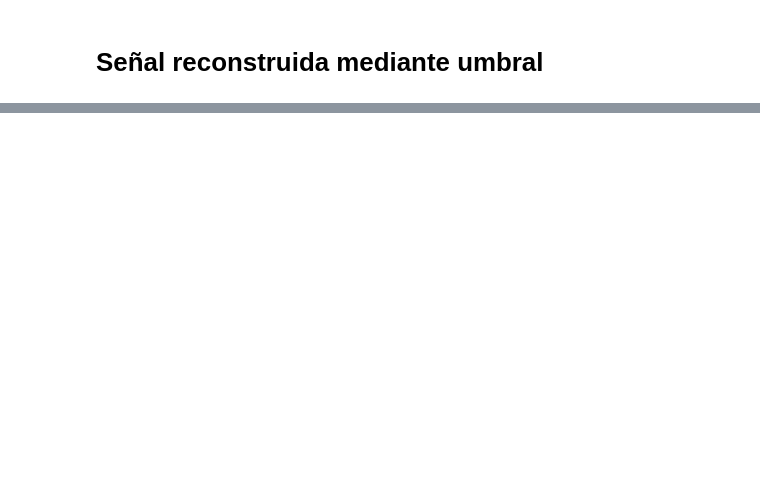
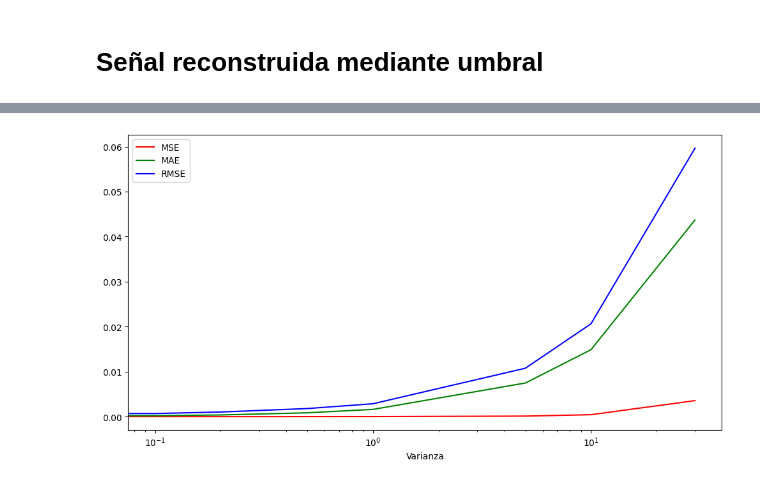
Before and after one commit to dramirezbe/Signal-theory, a Jupyter notebook: Random-signal-analysis/PSD_Estimation_arreglado.ipynb, the cells around one changed output, grey strips where cells are left out. Cells and saved outputs as stored; diff of their text form; code cells hidden in the pictures; blank space fills up the shorter version.

```diff
--- a/Random-signal-analysis/PSD_Estimation_arreglado.ipynb
+++ b/Random-signal-analysis/PSD_Estimation_arreglado.ipynb
@@ -313,29 +287,24 @@ Error de reconstrucción por NN:  4.731610902452699e-06
 # %%
-"""sigma = [0, 0.1, 0.2, 0.3, 0.4, 0.5, 0.6, 0.7,  0.8, 0.9, 1, 5, 10, 30]
+sigma = [0, 0.1, 0.2, 0.5, 1, 5, 10, 30]
 
-N = 1024 #Longitud señal
-M = 1000 # No de señales
-fo = 1 # 1Hz frecuencia
+# Parámetros
+N = 1024  # Longitud señal
+M = 1000  # Número de señales
+fo = 10  # 1Hz frecuencia
 wo = 2*np.pi*fo
-nperseg = 501 #Longitud ventana
-
-t = np.linspace(0, 3, N) # vector de tiempo de 0 a 3 segundos
-fs = 1/(t[1]-t[0]) #Muestreo
-
+t = np.linspace(0, 1, N)  # Vector de tiempo de 0 a 3 segundos
+fs = 1/(t[1]-t[0])  # Frecuencia de muestreo
+nperseg = N - 1
+fn = int(5*wo+20)
 
 mse_vector = np.zeros(len(sigma))
 mae_vector = np.zeros(len(sigma))
 
 for j in range(len(sigma)):
-    X = np.zeros((M, N)) #Matriz vacía de zeros
-    for i in range(M):
-        X_true = real_signal(t, wo) #Generar señal real
-        X[i] = X_true + randomvector(N, sigma[j]) #Combinarla con ruido, meterla a la fila
 
-    Psd_real = np.zeros((M, (nperseg//2)+1)) # Matriz welch, M señales, longitud psd = (ventaneo//2) +1
-    for i in range(M):
-        f, psd = welch_vector(X[i], fs, nperseg)
-        Psd_real[i] = psd
+    X = matrix_data(t, wo, sigma[j], M)
+
+    f, Psd_real = matrix_psd(X, nperseg, 'blackmanharris', fs, M, N, fn)
 
     scaler = MinMaxScaler(feature_range=(0, 1))
 
@@ -363,4 +332,4 @@ for j in range(len(sigma)):
     mae_vector[j] = np.mean(mae_per_signal)
 
 
-rmse_vector = np.sqrt(mse_vector)"""
+rmse_vector = np.sqrt(mse_vector)
@@ -367,8 +350,10 @@ rmse_vector = np.sqrt(mse_vector)"""
 # %%
-"""plt.figure(figsize=(12,6))
+plt.figure(figsize=(12,6))
 plt.semilogx(sigma, mse_vector, c='r', label='MSE')
 plt.semilogx(sigma, mae_vector, c='g', label='MAE')
 plt.semilogx(sigma, rmse_vector, c='b', label='RMSE')
-plt.xlabel('$\sigma^2$')
+plt.xlabel('Varianza')
 plt.legend()
-plt.show()"""
+plt.show()
+# %% [output]
+[figure, added]
```
Also changed, not shown: parts of 12 cells of this notebook, 1 other file.
